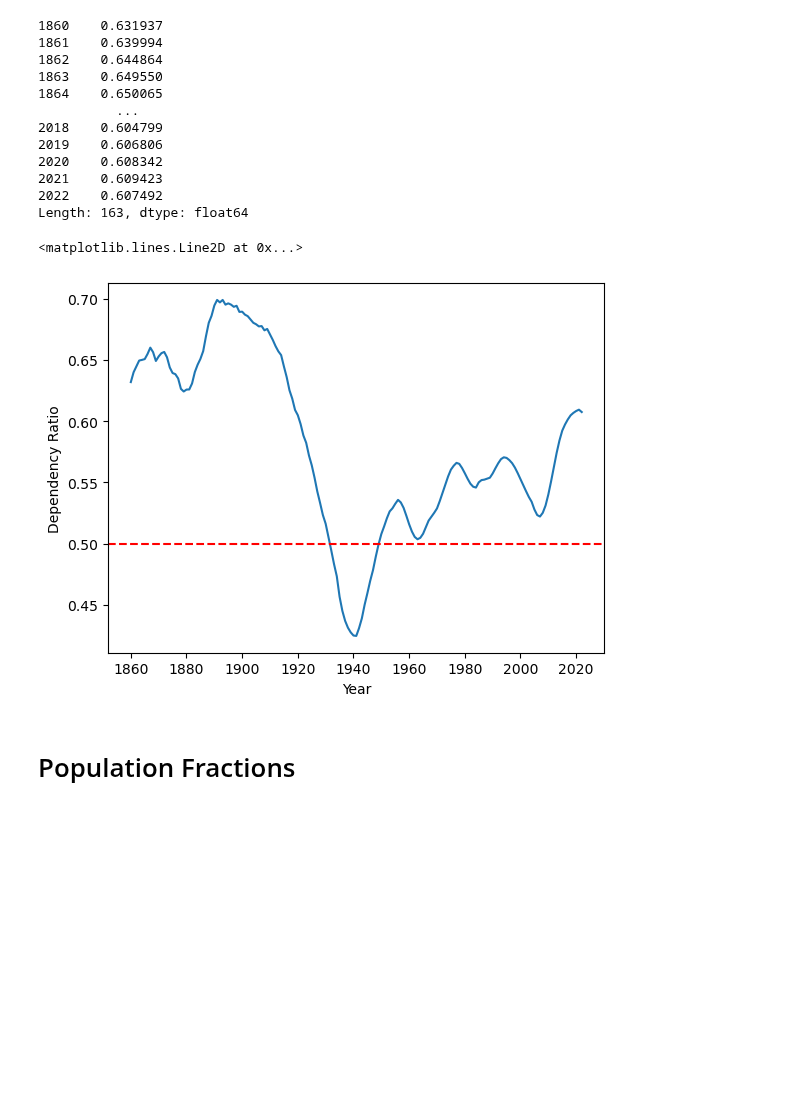
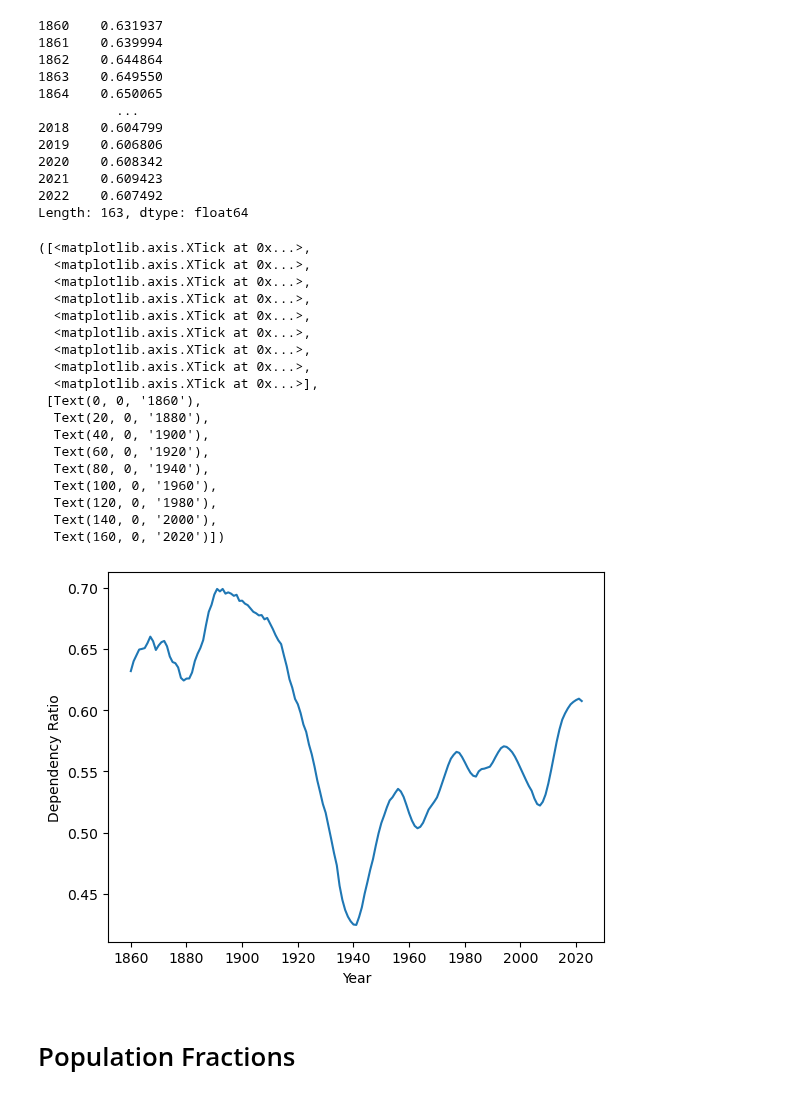
Before and after one commit to GiacomoGuidotto/DAT565, a Jupyter notebook: sample.ipynb, the cells around one changed output. Cells and saved outputs as stored; diff of their text form; code cells hidden in the pictures; blank space fills up the shorter version.

```diff
--- a/sample.ipynb
+++ b/sample.ipynb
@@ -56,6 +61,7 @@ age_df
 age = pd.to_numeric(age_df.index.str.replace("+", ""))
 # %%
-children_df = age_df[age < 15]
+# computing sum of children
+children_df = age_df[age <= 14]
 children_sum = children_df.sum()
 children_sum
 # %% [output]
@@ -72,7 +78,8 @@ children_sum
 2022    1829093
 Length: 163, dtype: int64
 # %%
-elderly_df = age_df[age > 64]
+# computing sum of elderly
+elderly_df = age_df[age >= 65]
 elderly_sum = elderly_df.sum()
 elderly_sum
 # %% [output]
@@ -125,12 +132,29 @@ Length: 163, dtype: float64
 # %%
 plt.plot(dependency_ratio)
 plt.xlabel('Year')
 plt.ylabel('Dependency Ratio')
 plt.xticks(range(0, len(dependency_ratio), 20))
-plt.axhline(y=.5, color='r', linestyle='--')
+# plt.axhline(y=.5, color='r', linestyle='--') #is this necessary?
 # %% [output]
-<matplotlib.lines.Line2D at 0x...>
+([<matplotlib.axis.XTick at 0x...>,
+  <matplotlib.axis.XTick at 0x...>,
+  <matplotlib.axis.XTick at 0x...>,
+  <matplotlib.axis.XTick at 0x...>,
+  <matplotlib.axis.XTick at 0x...>,
+  <matplotlib.axis.XTick at 0x...>,
+  <matplotlib.axis.XTick at 0x...>,
+  <matplotlib.axis.XTick at 0x...>,
+  <matplotlib.axis.XTick at 0x...>],
+ [Text(0, 0, '1860'),
+  Text(20, 0, '1880'),
+  Text(40, 0, '1900'),
+  Text(60, 0, '1920'),
+  Text(80, 0, '1940'),
+  Text(100, 0, '1960'),
+  Text(120, 0, '1980'),
+  Text(140, 0, '2000'),
+  Text(160, 0, '2020')])
-[figure, old version]
+[figure, new version]
 # %% [markdown]
 # Population Fractions
 # %%
```
Also changed, not shown: parts of 5 cells of this notebook.
